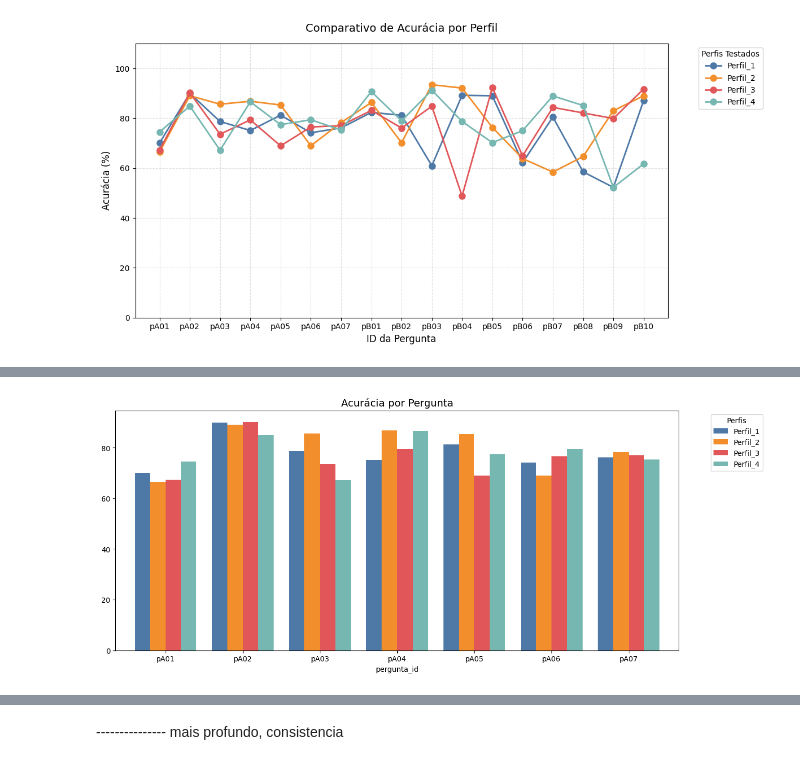
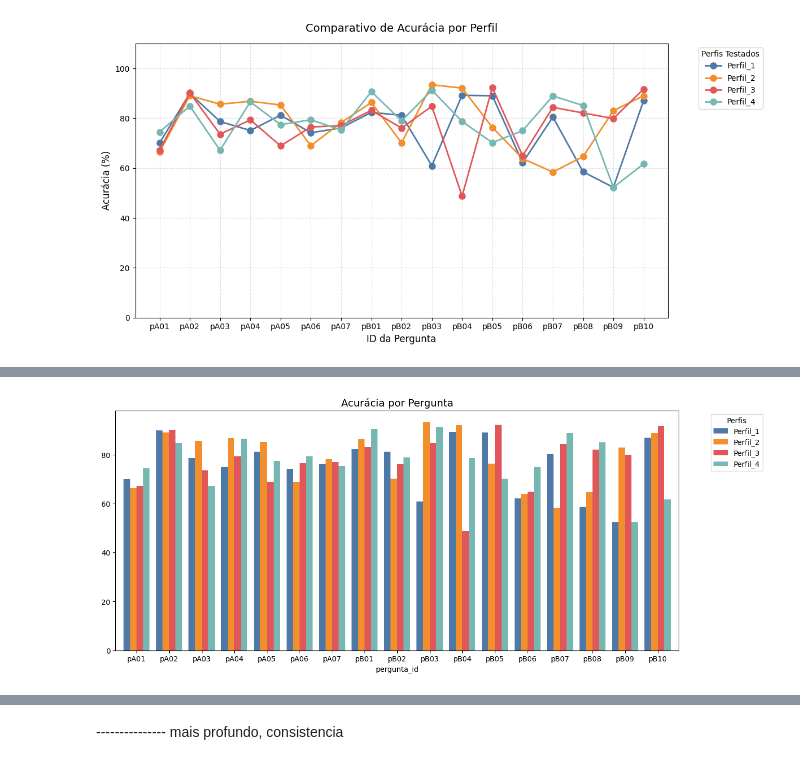
Before and after one commit to jonatas-ti-sistema/tcc_nlp, a Jupyter notebook: tratar_resultados copy.ipynb, the cells around one changed output, grey strips where cells are left out. Drawn from its saved outputs; the diff is of its cells as text; code cells hidden in the pictures.

```diff
--- a/tratar_resultados copy.ipynb
+++ b/tratar_resultados copy.ipynb
@@ -63,9 +63,6 @@ perfis_disponiveis = sorted(df1['Nome_Perfil'].unique())
 cores_hex = ['#4e79a7', '#f28e2b', '#e15759', '#76b7b2']
 mapa_cores = dict(zip(perfis_disponiveis, cores_hex))
 # %%
-# 1. Garantimos que o pivot está pronto
-df_pivot = df.pivot(index='pergunta_id', columns='Nome_Perfil', values='Acuracia')
-
 # 2. Configuração da Figura
 plt.figure(figsize=(12, 6))
 
@@ -139,16 +99,13 @@ plt.show()
 # %%
-# 1. Pivotar
-df1_pivot = df1.pivot(index='pergunta_id', columns='Nome_Perfil', values='Acuracia')
-
 # 2. Garantir que a lista de cores siga a ordem das colunas do pivot
-lista_cores_ordenada = [mapa_cores[col] for col in df1_pivot.columns]
+lista_cores_ordenada = [mapa_cores[col] for col in df_pivot.columns]
 
 # 3. Plotar
-ax = df1_pivot.plot(kind='bar', figsize=(14, 6), color=lista_cores_ordenada, width=0.8)
+ax = df_pivot.plot(kind='bar', figsize=(14, 6), color=lista_cores_ordenada, width=0.8)
 
 plt.title('Acurácia por Pergunta', fontsize=14)
 plt.xticks(rotation=0)
 plt.legend(title='Perfis', bbox_to_anchor=(1.05, 1))
 plt.show()
 # %% [output]
-[figure, old version]
+[figure, new version]
```
Also changed, not shown: parts of 10 cells of this notebook, 1 other file.
